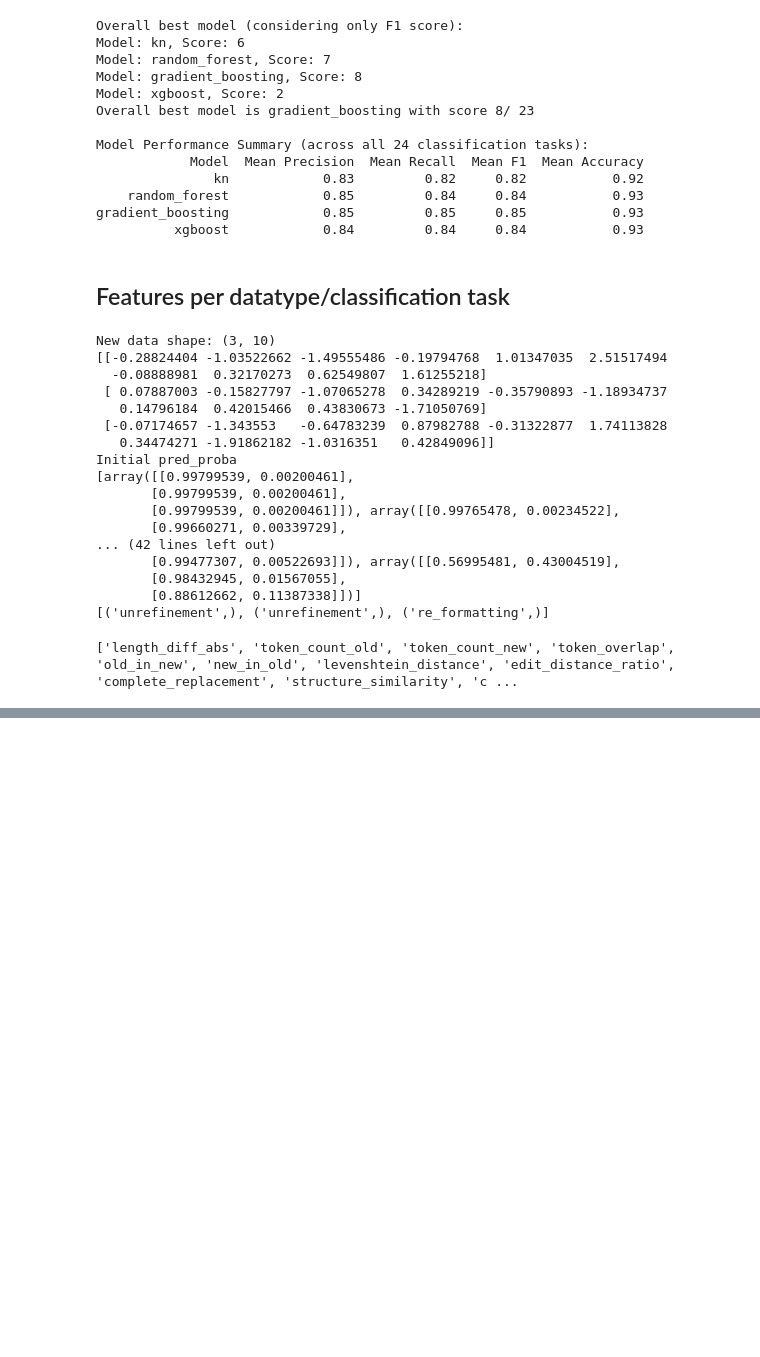
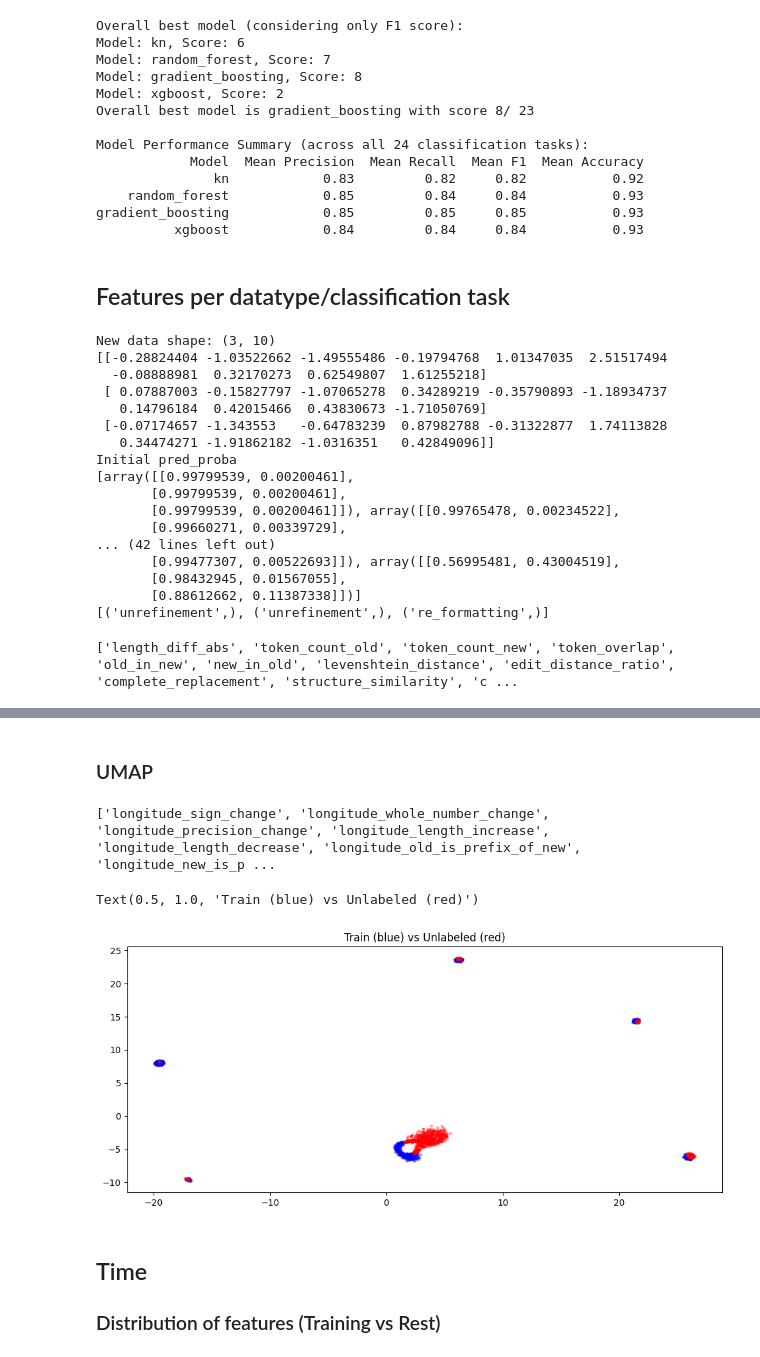
Before and after one commit to caroocortes/wikidata-change-classification, a Jupyter notebook: notebook.ipynb, the cells around one changed output, grey strips where cells are left out. Drawn from its saved outputs; the diff is of its cells as text; code cells hidden in the pictures; blank space fills up the shorter version.

```diff
--- a/notebook.ipynb
+++ b/notebook.ipynb
@@ -1287,0 +1780,19 @@ print(feature_cols)
+# %%
+import pickle
+import pandas as pd
+datatype = 'globecoordinate'
+part = 'longitude'
+with open(f'src/classifiers/ml/features/feature_cols_{datatype}_{part}.pkl', 'rb') as f:
+    feature_cols = pickle.load(f)
+print(', '.join(feature_cols))
+
+df_train_globe = pd.read_csv(f'src/classifiers/ml/features/gs_features_{datatype}_{part}.csv')
+df_train_globe = df_train_globe[feature_cols]
+print("Training dataset stats:")
+print(df_train_globe[feature_cols].describe())
+
+# 809012 rows, latitude_sign_change, latitude_whole_number_change, latitude_precision_change, latitude_length_increase, latitude_length_decrease, latitude_old_is_prefix_of_new, latitude_new_is_prefix_of_old, latitude_same_float_value
+df_train_globe = pd.read_csv(f'src/classifiers/ml/features/unlabeled_feature_{part}.csv')
+
+print("Full dataset stats:")
+print(df_train_globe[feature_cols].describe())
@@ -1287,0 +1817,51 @@ print(feature_cols)
+# %% [markdown]
+### UMAP
+# %%
+import pandas as pd
+import pickle
+import umap
+import matplotlib.pyplot as plt
+import numpy as np
+
+datatype = 'globecoordinate'
+part = 'longitude'
+with open(f'src/classifiers/ml/features/feature_cols_{datatype}_{part}.pkl', 'rb') as f:
+    feature_cols = pickle.load(f)
+print(feature_cols)
+
+df_train = pd.read_csv(f'src/classifiers/ml/features/gs_features_{datatype}_{part}.csv')
+df_train = df_train[feature_cols]
+
+# 421793 rows, features:value_diff_abs, sign_change, precision_change, length_increase, whole_number_change, old_is_prefix_of_new, new_is_prefix_of_old, same_float_value, full_cosine_similarity
+df_unlabeled = pd.read_csv(f'src/classifiers/ml/features/unlabeled_feature_{part}.csv')
+
+# Sample unlabeled data so it's not too large
+df_unlabeled_sample = df_unlabeled.sample(n=1000, random_state=42)
+# Combine
+X_train = df_train[feature_cols].fillna(0)
+X_unlabeled = df_unlabeled_sample[feature_cols].fillna(0)
+
+X_combined = np.vstack([X_train, X_unlabeled])
+source = ['train'] * len(X_train) + ['unlabeled'] * len(X_unlabeled)
+
+X_combined = np.where(np.isinf(X_combined), np.nan, X_combined)
+X_combined = np.nan_to_num(X_combined, nan=0.0, posinf=0.0, neginf=0.0)
+
+# Fit UMAP
+reducer = umap.UMAP(random_state=42, n_neighbors=15, min_dist=0.1)
+embedding = reducer.fit_transform(X_combined)
+
+# Plot by source
+fig, axes = plt.subplots(figsize=(12, 5))
+
+# Plot 1: train vs unlabeled
+colors = ['blue' if s == 'train' else 'red' for s in source]
+axes.scatter(embedding[:, 0], embedding[:, 1], c=colors, alpha=0.3, s=5)
+axes.set_title('Train (blue) vs Unlabeled (red)')
+# %% [output]
+['longitude_sign_change', 'longitude_whole_number_change', 'longitude_precision_change', 'longitude_length_increase', 'longitude_length_decrease', 'longitude_old_is_prefix_of_new', 'longitude_new_is_p ...
+Text(0.5, 1.0, 'Train (blue) vs Unlabeled (red)')
+[figure, added]
+# %% [markdown]
+## Time
+### Distribution of features (Training vs Rest)
```
Also changed, not shown: parts of 34 cells of this notebook, 38 other files.
